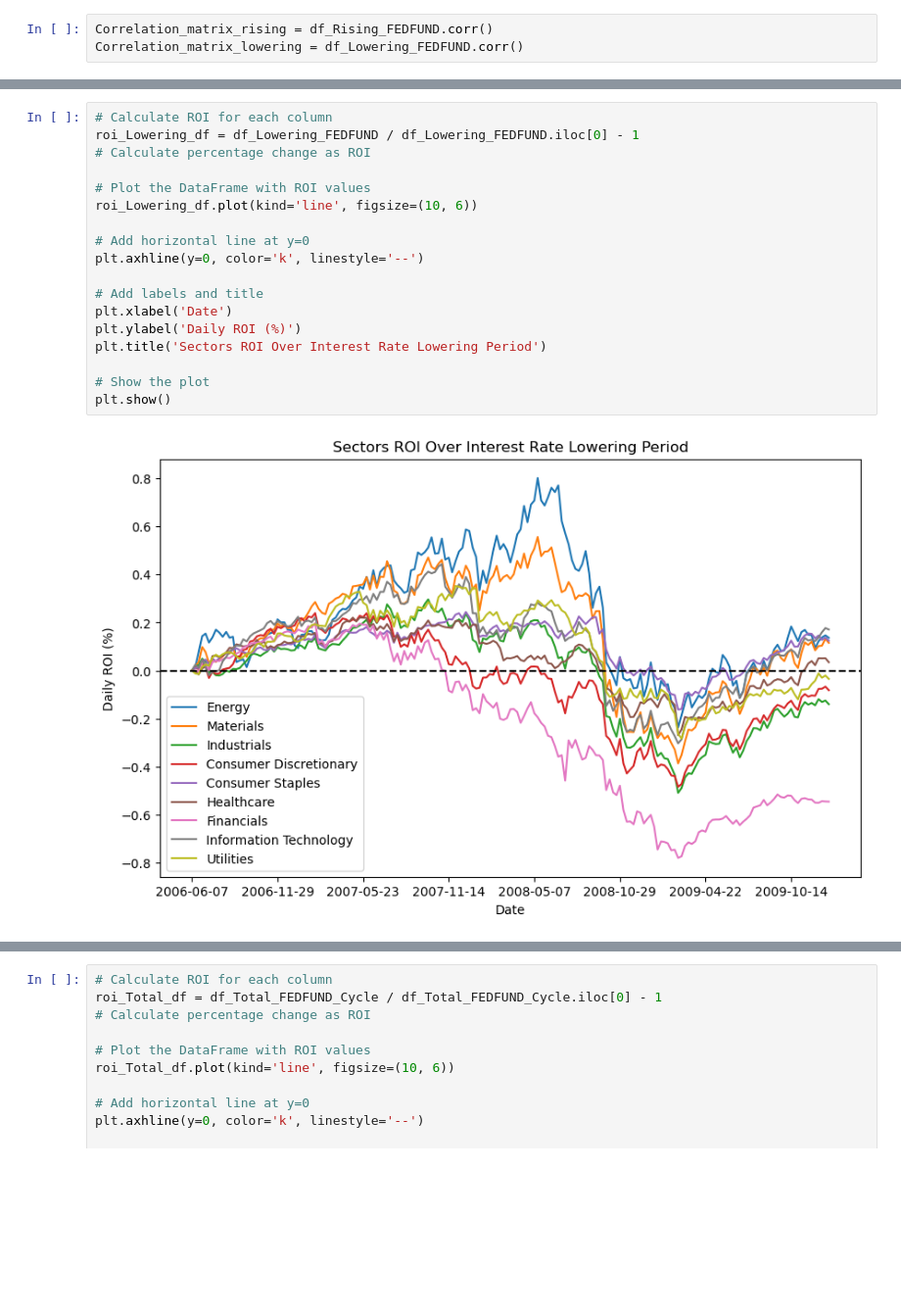
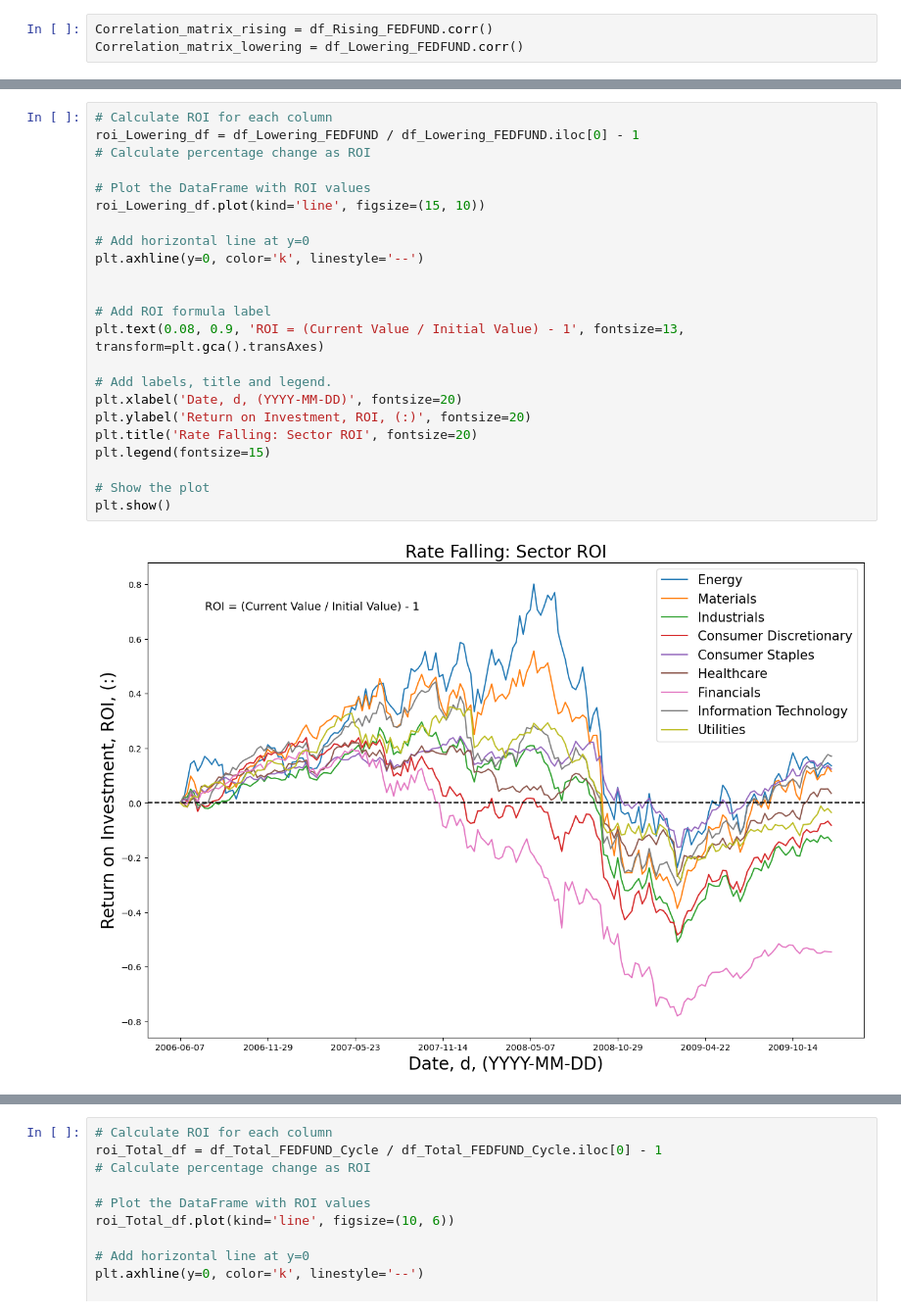
Before and after one commit to RealFakeDoor/Project-one, a Jupyter notebook: Main.ipynb, the cells around one changed output, grey strips where cells are left out. Shown at 98% size. Drawn from its saved outputs; the diff is of its cells as text; blank space fills up the shorter version.

```diff
--- a/Main.ipynb
+++ b/Main.ipynb
@@ -72,23 +84,28 @@ plt.show()
 # %%
 # Calculate ROI for each column
 roi_Lowering_df = df_Lowering_FEDFUND / df_Lowering_FEDFUND.iloc[0] - 1
 # Calculate percentage change as ROI
 
 # Plot the DataFrame with ROI values
-roi_Lowering_df.plot(kind='line', figsize=(10, 6))
+roi_Lowering_df.plot(kind='line', figsize=(15, 10))
 
 # Add horizontal line at y=0
 plt.axhline(y=0, color='k', linestyle='--')
 
-# Add labels and title
-plt.xlabel('Date')
-plt.ylabel('Daily ROI (%)')
-plt.title('Sectors ROI Over Interest Rate Lowering Period')
+
+# Add ROI formula label
+plt.text(0.08, 0.9, 'ROI = (Current Value / Initial Value) - 1', fontsize=13, transform=plt.gca().transAxes)
+
+# Add labels, title and legend.
+plt.xlabel('Date, d, (YYYY-MM-DD)', fontsize=20)
+plt.ylabel('Return on Investment, ROI, (:)', fontsize=20)
+plt.title('Rate Falling: Sector ROI', fontsize=20)
+plt.legend(fontsize=15)
 
 # Show the plot
 plt.show()
 # %% [output]
-[figure, old version]
+[figure, new version]
 # %%
 # Calculate ROI for each column
 roi_Rising_df = df_Rising_FEDFUND/ df_Rising_FEDFUND.iloc[0] - 1
```
Also changed, not shown: parts of 16 cells of this notebook, 8 other files.
